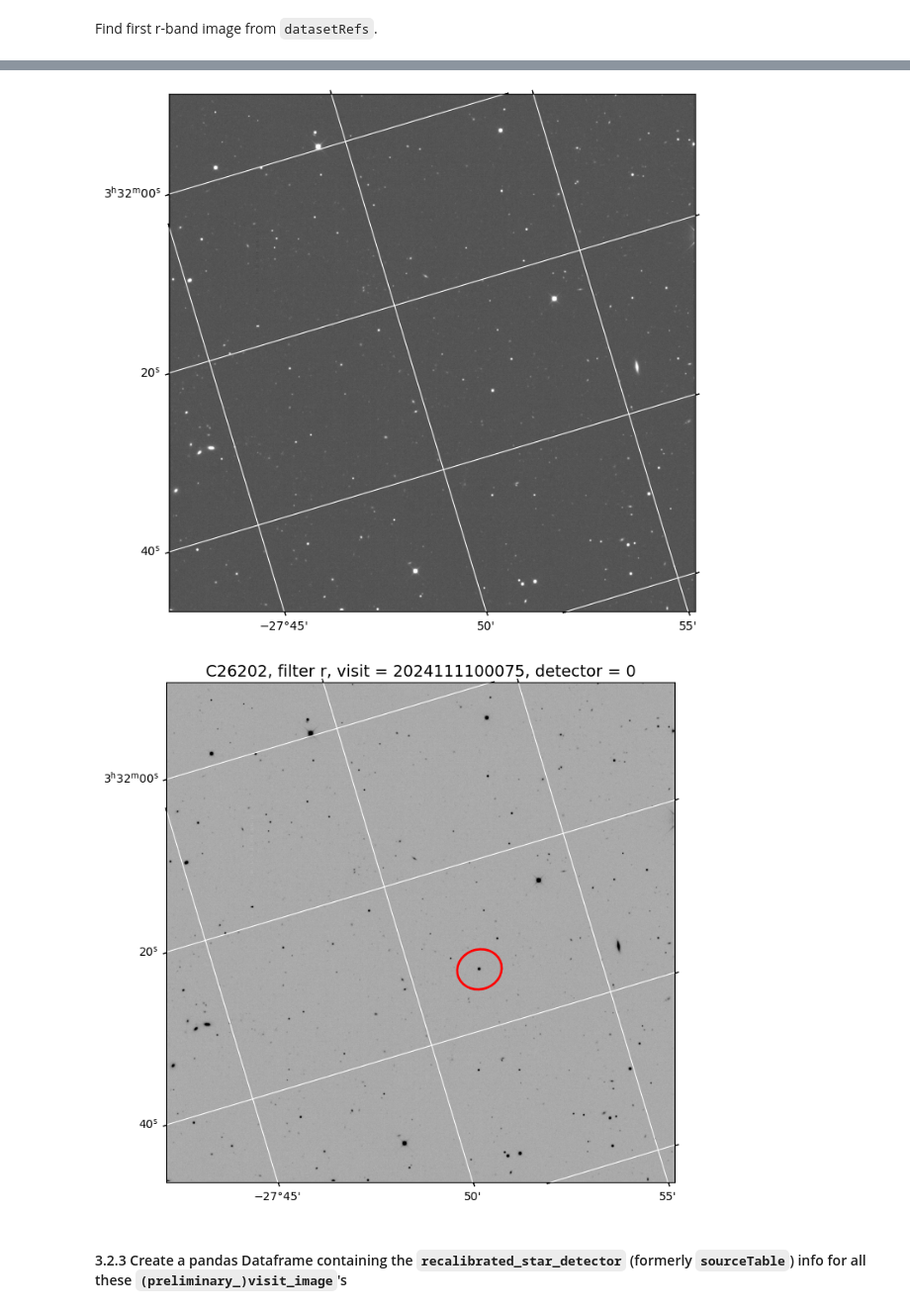
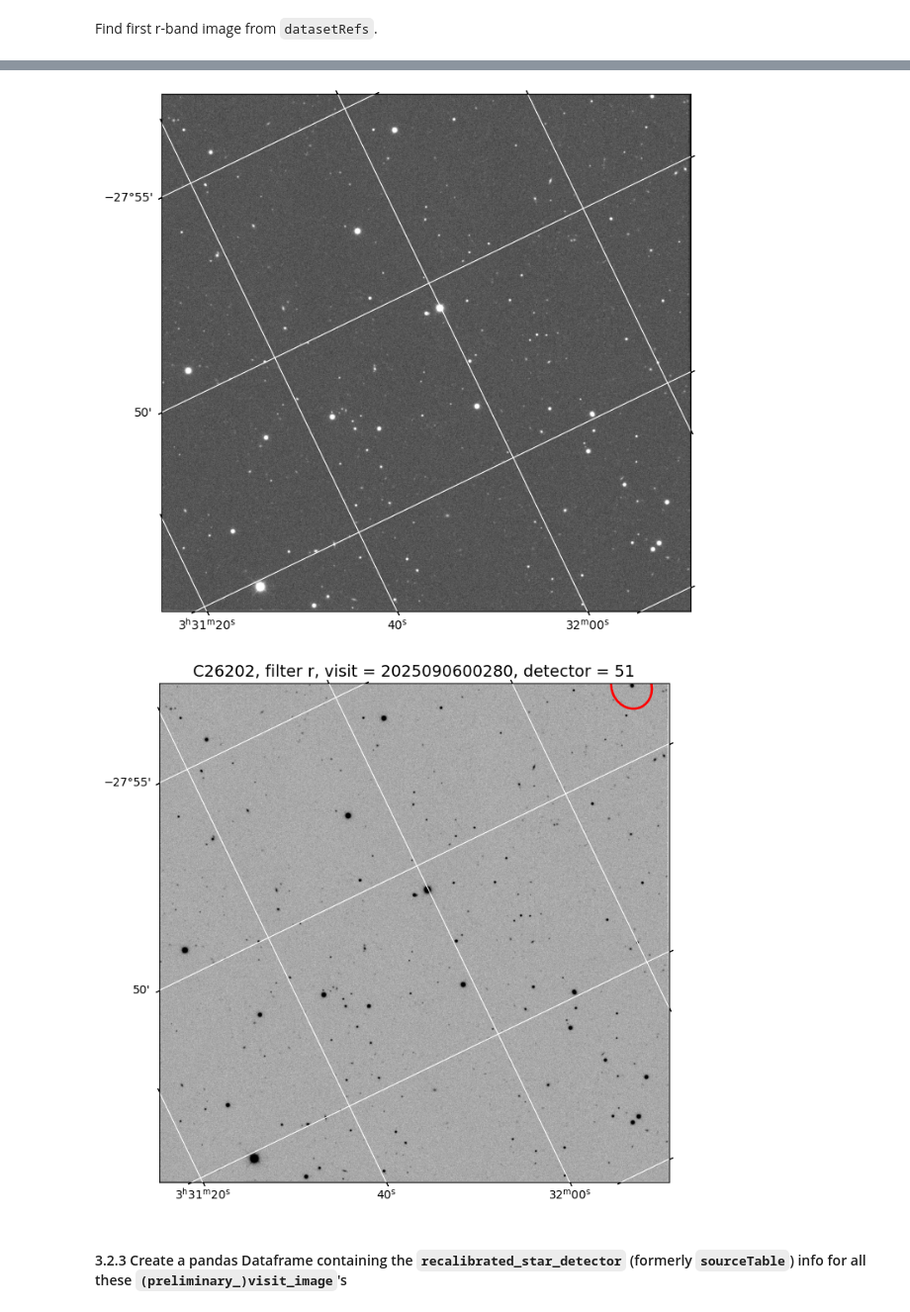
Before and after one commit to lsst-sitcom/sciunit_photocalib, a Jupyter notebook: notebooks/AbsCalib/ABoffsets_LSSTobs_calspec.ipynb, the cells around one changed output, grey strips where cells are left out. Shown at 99% size. Drawn from its saved outputs; the diff is of its cells as text; code cells hidden in the pictures.

Commit message:
Added new stuff, including ABoffsets_LSSTCam_CalSpec_10_13_25.ipynb and mag_CalSpec.csv

```diff
--- a/notebooks/AbsCalib/ABoffsets_LSSTobs_calspec.ipynb
+++ b/notebooks/AbsCalib/ABoffsets_LSSTobs_calspec.ipynb
@@ -59,13 +59,22 @@ warnings.filterwarnings("ignore")
 # See https://rubinobs.atlassian.net/wiki/spaces/DM/pages/48834013/Campaigns#1.1.-ComCam
 # and https://rubinobs.atlassian.net/wiki/spaces/DM/pages/226656354/LSSTComCam+Intermittent+Cumulative+DRP+Runs
 #collections = 'LSSTComCam/runs/DRP/DP1/v29_0_0/DM-50260'
-repo = '/repo/dp1'
-collections = 'LSSTComCam/DP1'
+#repo = '/repo/dp1'
+#collections = 'LSSTComCam/DP1'
 
-instrument = 'LSSTComCam'
+repo = '/repo/main'
+collections = 'LSSTCam/runs/DRP/20250604_20250921/w_2025_39/DM-52645'
+
+#instrument = 'LSSTComCam'
+#skymap_name = 'lsst_cells_v1'
+#day_obs_start = 20241101
+#day_obs_end = 20241231
+
+instrument = 'LSSTCam'
 skymap_name = 'lsst_cells_v1'
-day_obs_start = 20241101
-day_obs_end = 20241231
+day_obs_start = 20250401
+day_obs_end = 20251230
+
 
 plotImages = True
 verbose = 1         # 0, 1, 2, ...  Larger means more output to the screen.
@@ -308,18 +321,19 @@ if plotImages:
 # %%
-fig = plt.figure()
-plt.subplot(projection=WCS(visit_image.getWcs().getFitsMetadata()))
-calexp_extent = (visit_image.getBBox().beginX, visit_image.getBBox().endX,
-                 visit_image.getBBox().beginY, visit_image.getBBox().endY)
-im = plt.imshow(visit_image.image.array, cmap='gray', vmin=-200.0, vmax=400,
-                extent=calexp_extent, origin='lower')
-plt.grid(color='white', ls='solid')
-#plt.xlabel('Right Ascension')
-#plt.ylabel('Declination')
-plt.xlabel('')
-plt.ylabel('')
-plt.show()
+if plotImages:
+    fig = plt.figure()
+    plt.subplot(projection=WCS(visit_image.getWcs().getFitsMetadata()))
+    calexp_extent = (visit_image.getBBox().beginX, visit_image.getBBox().endX,
+                     visit_image.getBBox().beginY, visit_image.getBBox().endY)
+    im = plt.imshow(visit_image.image.array, cmap='gray', vmin=-200.0, vmax=400,
+                    extent=calexp_extent, origin='lower')
+    plt.grid(color='white', ls='solid')
+    #plt.xlabel('Right Ascension')
+    #plt.ylabel('Declination')
+    plt.xlabel('')
+    plt.ylabel('')
+    plt.show()
 # %% [output]
-[figure, old version]
+[figure, new version]
 # %%
 if plotImages:
 
@@ -351,7 +365,7 @@ if plotImages:
 
     plt.show()
 # %% [output]
-[figure, old version]
+[figure, new version]
 # %% [markdown]
 #### 3.2.3 Create a pandas Dataframe containing the `recalibrated_star_detector` (formerly `sourceTable`) info for all these `(preliminary_)visit_image`'s
 # %% [markdown]
```
Also changed, not shown: parts of 10 cells of this notebook, 4 other files.
